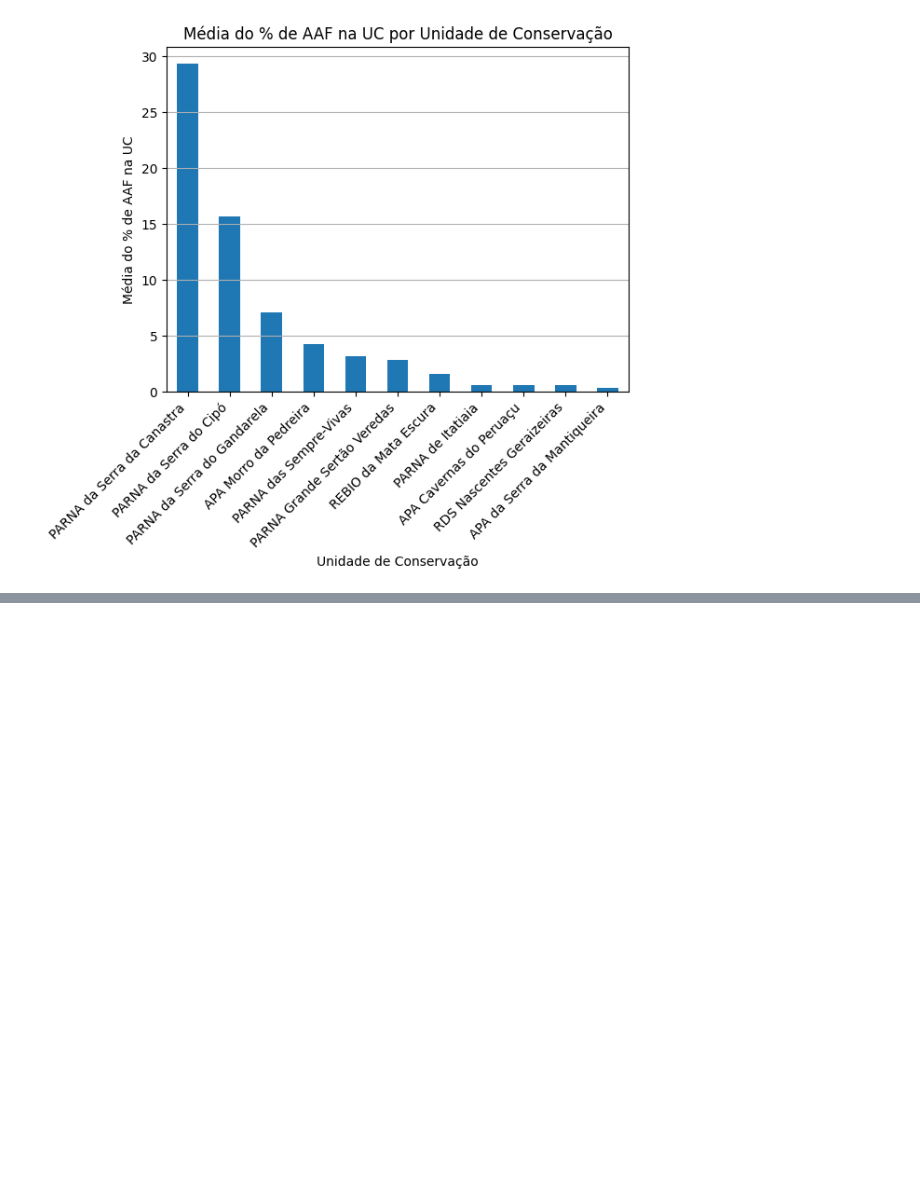
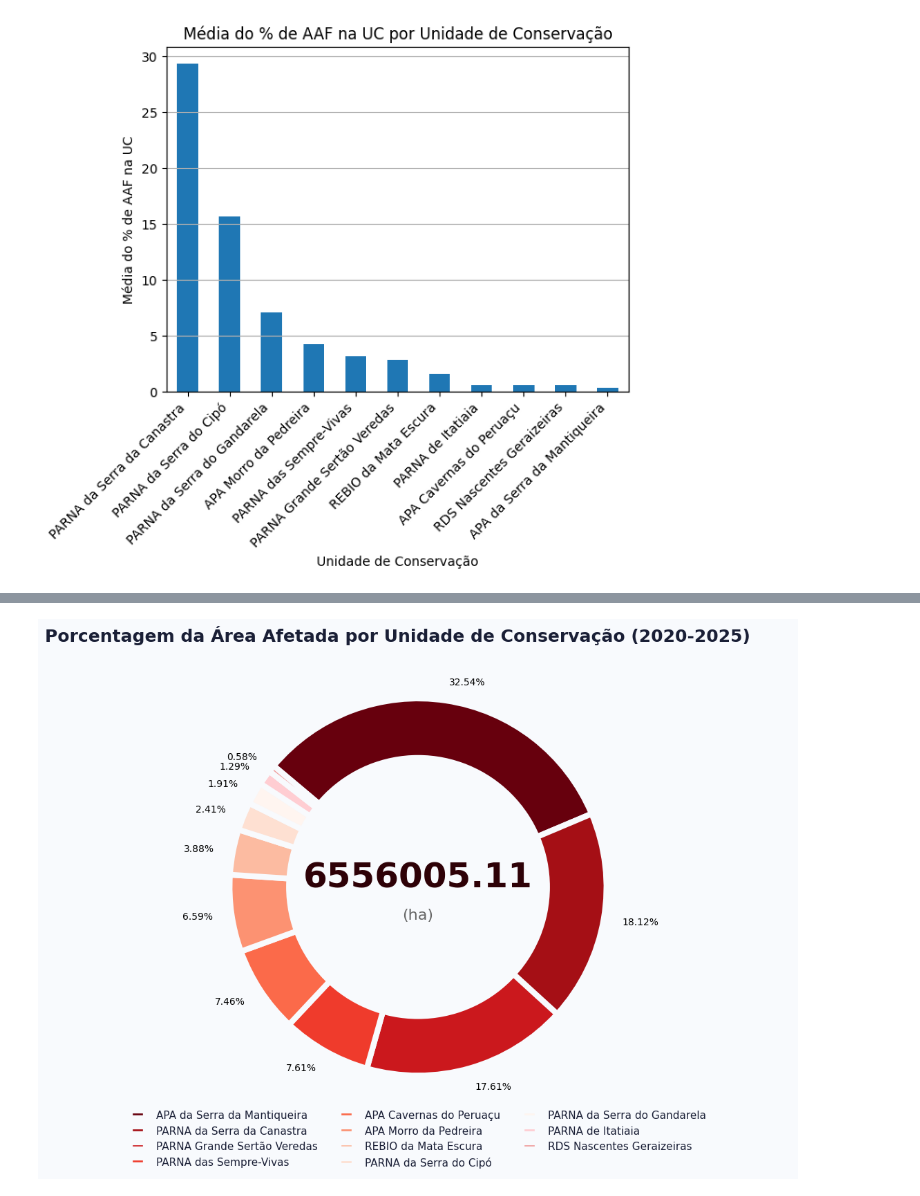
Before and after one commit to jvrezendem/analiseIncendioBR, a Jupyter notebook: notebooks/analise_reservas.ipynb, the cells around one changed output, grey strips where cells are left out. Saved outputs shown, nothing was run; the diff lists cells and outputs as text; code cells hidden in the pictures; blank space fills up the shorter version.

```diff
--- a/notebooks/analise_reservas.ipynb
+++ b/notebooks/analise_reservas.ipynb
@@ -246,0 +549,85 @@ plt.show()
+# %%
+
+dataset_reservas = pd.read_csv('../data/processed/area_afetada_por_reserva_2020_2025.csv')
+reservas = dataset_reservas['Unidade de Conservação'].tolist()
+valores = dataset_reservas['Percentual Afetado (%)'].round(2).tolist()
+
+cores = [
+    '#67000d', '#a50f15', '#cb181d', '#ef3b2c', # Vermelhos profundos e intensos
+    '#fb6a4a', '#fc9272', '#fcbba1', '#fee0d2', # Transição para corais e salmões
+    '#fff5f0', '#ffcdd2', '#ef9a9a', '#e57373'  # Tons rosados claros (com contraste)
+]
+
+# --- 2. CRIAÇÃO DO GRÁFICO (CENTRALIZADO) ---
+# Criamos a figura e o eixo, definindo o tamanho e cor de fundo
+fig, ax = plt.subplots(figsize=(12, 10), facecolor='#f8fafd')
+ax.set_facecolor('#f8fafd') # Garante que o fundo do eixo também seja uniforme
+
+# Desenhar o gráfico de pizza (donut base)
+fatias, textos = ax.pie(
+    valores,
+    colors=cores,
+    startangle=140, # Gira para posicionar os segmentos
+    # O 'wedgeprops' com linewidth e edgecolor cria o espaçamento branco
+    wedgeprops={'linewidth': 6, 'edgecolor': '#f8fafd', 'antialiased': True},
+    counterclock=False, # Inverter a direção dos segmentos para ficar como na imagem
+    labels=  [f'{v}%' for v in valores]
+)
+
+# --- 4. ADICIONAR TEXTO CENTRAL ---
+# Centralizar o "79K" e "Users"
+ax.annotate(areatotal_afetada.round(2), xy=(0, 0.05), fontsize=36, fontweight='bold', color="#2e0107", ha='center', va='center')
+ax.annotate('(ha)', xy=(0, -0.15), fontsize=16, color='#666', ha='center', va='center')
+
+# --- 3. CRIAR O "DONUT" (CÍRCULO CENTRAL) ---
+# Desenha um círculo na cor de fundo no meio do gráfico de pizza
+# O raio 0.70 define a espessura da rosca
+centro_circulo = plt.Circle((0,0), 0.70, fc='#f8fafd')
+ax.add_patch(centro_circulo)
+
+# --- 4. CONFIGURAÇÃO DA LEGENDA (ORGANIZADA E ESPAÇADA) ---
+# Usamos ax.legend() para um controle mais robusto.
+# As alças da legenda (markers) serão as fatias do gráfico (pie wedges)
+# O texto (labels) serão os nomes das reservas.
+
+# A opção columns=3 organiza a legenda em 3 colunas, melhorando o espaçamento horizontal.
+legend = ax.legend(
+    fatias,
+    reservas,
+    title=None,
+    loc="lower center", # Posição na parte inferior central
+    bbox_to_anchor=(0.5, -0.2), # Ajuste fino da posição (fora do eixo)
+    ncol=3, # Número de colunas
+    frameon=False, # Sem borda na legenda
+    handlelength=1.5, # Comprimento da alça da legenda (o marker)
+    handletextpad=1.0, # Espaço entre o marker e o texto
+    columnspacing=2.0, # Espaço entre colunas
+    fontsize=11 # Tamanho da fonte da legenda
+)
+
+# Estiliza os textos da legenda: cor cinza e peso médio
+for text in legend.get_texts():
+    text.set_color('#1a1f36')
+    text.set_fontweight('medium')
+
+# --- 5. TÍTULOS E CONFIGURAÇÃO FINAL ---
+# Define o título principal, alinhado à esquerda
+ax.set_title('Porcentagem da Área Afetada por Unidade de Conservação (2020-2025)', fontsize=18, fontweight='bold', color='#1a1f36', loc='left', pad=40)
+
+# --- 6. CONFIGURAÇÃO FINAL DO EIXO ---
+# Ocultar eixos para um visual limpo de dashboard
+ax.axis('equal') # Garante que o círculo seja redondo
+# Remove os eixos (ticks) e bordas
+ax.set_xticks([])
+ax.set_yticks([])
+for spine in ax.spines.values():
+    spine.set_visible(False)
+
+# tight_layout ajusta automaticamente o layout para evitar sobreposições
+# No entanto, com bbox_to_anchor, pode ser necessário ajustar as margens manualmente ou usar pads.
+# Usarei subplots_adjust para um controle mais preciso das margens neste caso.
+fig.subplots_adjust(top=0.85, bottom=0.25, left=0.05, right=0.95)
+
+plt.show()
+# %% [output]
+[figure, added]
```
Also changed, not shown: parts of 12 cells of this notebook, 3 other files.
